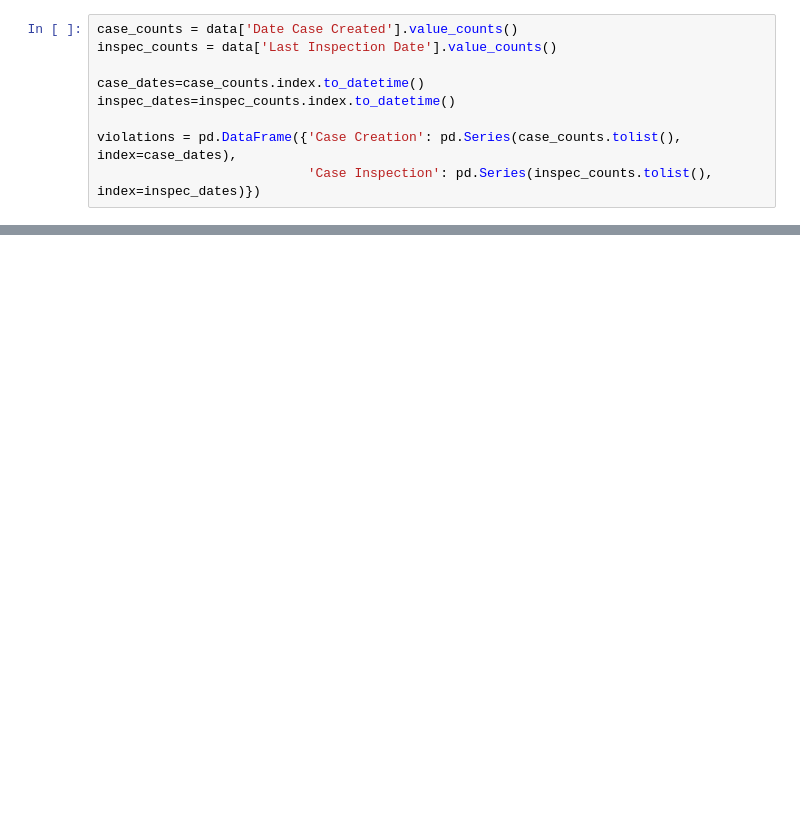
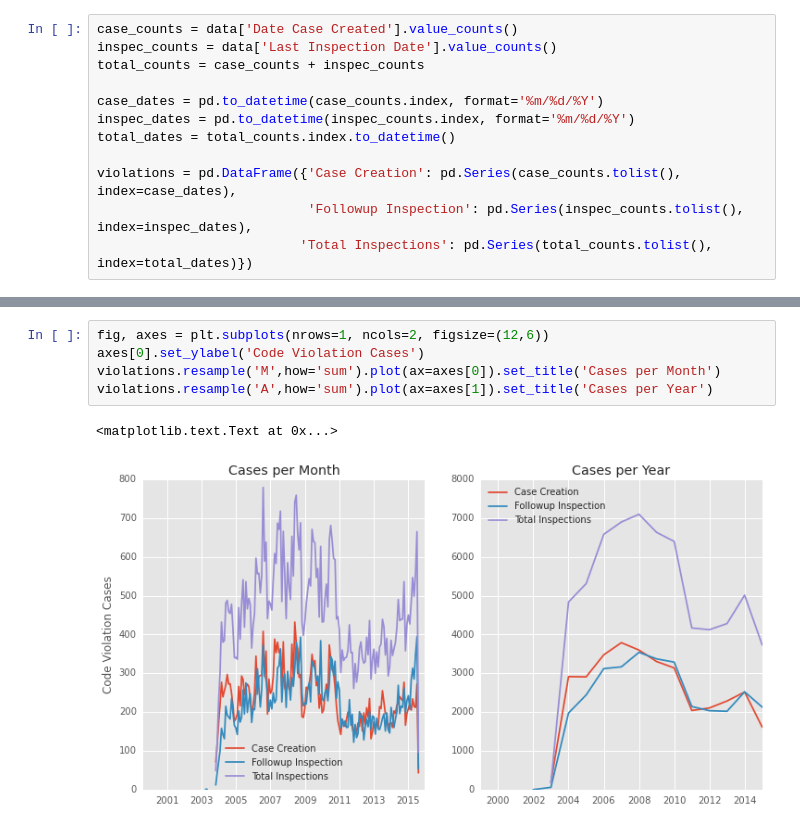
Before and after one commit to RaySSharma/code-violations-seattle, a Jupyter notebook: CodeViolationsSeattle.ipynb, the cells around one changed output, grey strips where cells are left out. Saved outputs shown, nothing was run; the diff lists cells and outputs as text; blank space fills up the shorter version.

```diff
--- a/CodeViolationsSeattle.ipynb
+++ b/CodeViolationsSeattle.ipynb
@@ -26,9 +52,12 @@ fig1.text(0.5, 0.95, 'Code Violations in Seattle', ha='center', va='center', fon
 # %%
 case_counts = data['Date Case Created'].value_counts()
 inspec_counts = data['Last Inspection Date'].value_counts()
+total_counts = case_counts + inspec_counts
 
-case_dates=case_counts.index.to_datetime()
-inspec_dates=inspec_counts.index.to_datetime()
+case_dates = pd.to_datetime(case_counts.index, format='%m/%d/%Y')
+inspec_dates = pd.to_datetime(inspec_counts.index, format='%m/%d/%Y')
+total_dates = total_counts.index.to_datetime()
 
 violations = pd.DataFrame({'Case Creation': pd.Series(case_counts.tolist(), index=case_dates),
-                           'Case Inspection': pd.Series(inspec_counts.tolist(), index=inspec_dates)})
+                           'Followup Inspection': pd.Series(inspec_counts.tolist(), index=inspec_dates),
+                          'Total Inspections': pd.Series(total_counts.tolist(), index=total_dates)})
@@ -40,0 +64,8 @@ plt.ylabel('Code Violation Cases')
+# %%
+fig, axes = plt.subplots(nrows=1, ncols=2, figsize=(12,6))
+axes[0].set_ylabel('Code Violation Cases')
+violations.resample('M',how='sum').plot(ax=axes[0]).set_title('Cases per Month')
+violations.resample('A',how='sum').plot(ax=axes[1]).set_title('Cases per Year')
+# %% [output]
+<matplotlib.text.Text at 0x...>
+[figure, added]
```
Also changed, not shown: parts of 10 cells of this notebook.
